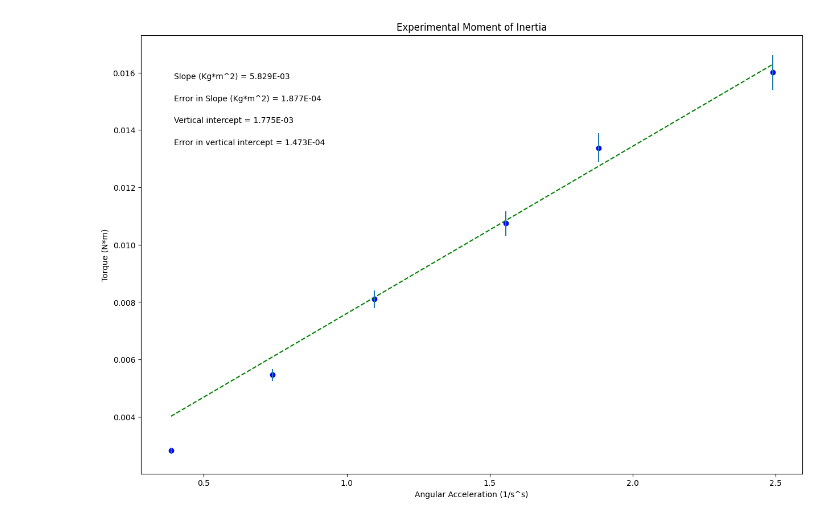
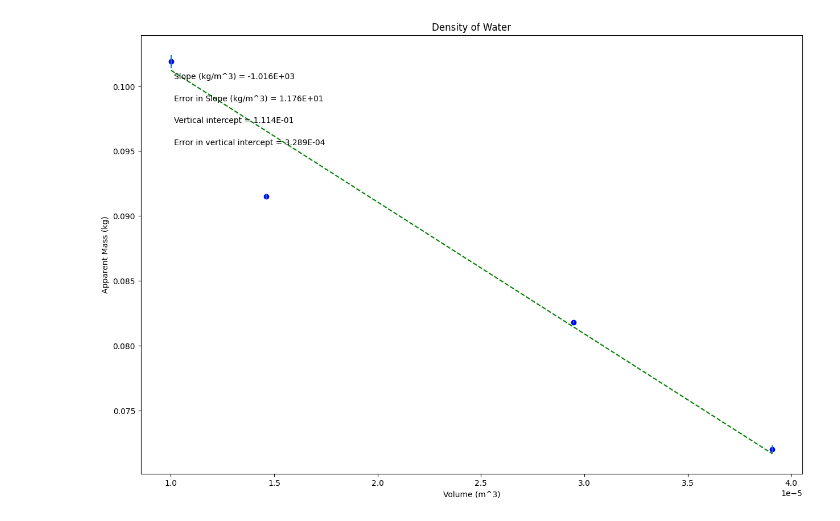
Before and after one commit to Aid3n-Erickson/Lab-Plot, a Jupyter notebook: Copy_of_PHSXlab_plotting_template.ipynb, the cells around one changed output. Saved outputs shown, nothing was run; the diff lists cells and outputs as text; code cells hidden in the pictures.

```diff
--- a/Copy_of_PHSXlab_plotting_template.ipynb
+++ b/Copy_of_PHSXlab_plotting_template.ipynb
@@ -19,11 +19,11 @@ import matplotlib.pyplot as plt
 #variable names should start with a letter and must contain only letters, numbers, and underscores
 
 
-xvariable_changeme = np.array([0.385185185, 0.740740741, 1.096296296, 1.5555556, 1.881481481, 2.48888889])
+xvariable_changeme = np.array([0.0000100089, 0.0000146062, 0.0000294677, 0.0000390944])
 
-yvariable_changeme = np.array([0.00281937, 0.00546399, 0.00810618, 0.010743917, 0.01338093, 0.016009344])
+yvariable_changeme = np.array([0.1019, 0.0915, 0.0818, 0.0720])
 
-err_yvariable_changeme = np.array([0.000106, 0.000206, 0.000305, 0.000421, 0.000505, 0.000604])
+err_yvariable_changeme = np.array([0.0005, 0.0002, 0.0001, 0.0003])
 
 
 
@@ -37,10 +37,10 @@ dy = err_yvariable_changeme        #this should be your error in y array
 
 #UPDATE EACH OF THESE 4 STRINGS FOR YOUR PLOT LABELS AS YOU WANT THEM TO APPEAR
 
-plot_title= 'Experimental Moment of Inertia'
-x_label= 'Angular Acceleration (1/s^s)'
-y_label= 'Torque (N*m)'
-slope_units= 'Kg*m^2'
+plot_title= 'Density of Water'
+x_label= 'Volume (m^3)'
+y_label= 'Apparent Mass (kg)'
+slope_units= 'kg/m^3'
 
 #UPDATE ANNOTATION PLACEMENT SO IT'S OUT OF WAY OF PLOTTED DATA AND BEST FIT LINE
 #integer from 1 to 4, top R corner is 1 (counter-clockwise from there)
@@ -92,31 +92,31 @@ elif annotation_placement==3 or annotation_placement==4:
 #Don't need to change anything in this section!
 
 #Plot data on graph. Plot error bars and place values for slope,
 #error in slope, and vertical intercept (plus error) on the plot using "annotate"
 
 plt.figure(figsize=(15,10))
 
 plt.plot(x, fit, color='green', linestyle='--')
 plt.scatter(x, y, color='blue', marker='o')
 
 plt.xlabel(x_label)
 plt.ylabel(y_label)
 plt.title(plot_title)
 
 plt.errorbar(x, y, yerr=dy, xerr=None, fmt="none") #don't need to plot x error bars
 
 plt.annotate('Slope ({}) = {value:.{digits}E}'.format(slope_units,value=m, digits=3),
              (xpos, ypos[0]), xycoords='axes fraction')
 
 plt.annotate('Error in Slope ({}) = {value:.{digits}E}'.format(slope_units,value=dm, digits=3),
              (xpos, ypos[1]), xycoords='axes fraction')
 
 plt.annotate('Vertical intercept = {value:.{digits}E}'.format(value=b, digits=3),
              (xpos, ypos[2]), xycoords='axes fraction')
 
 plt.annotate('Error in vertical intercept = {value:.{digits}E}'.format(value=db, digits=3),
              (xpos, ypos[3]), xycoords='axes fraction')
 
 plt.show()
 # %% [output]
-[figure, old version]
+[figure, new version]
```
